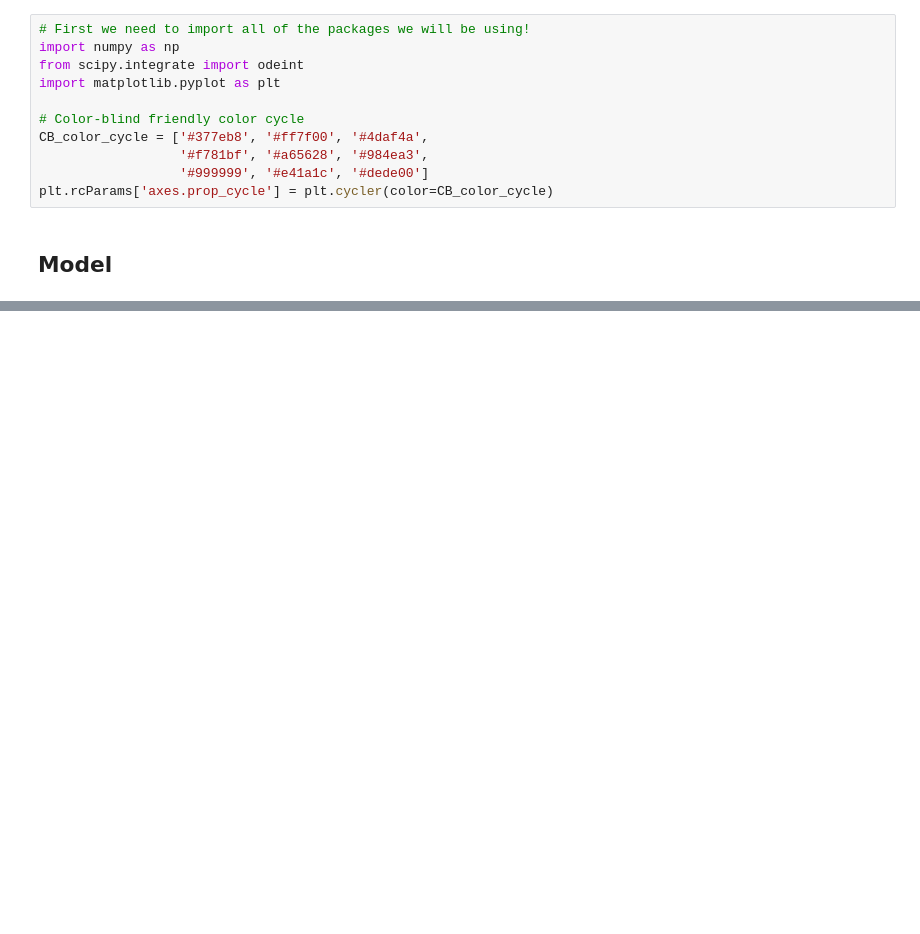
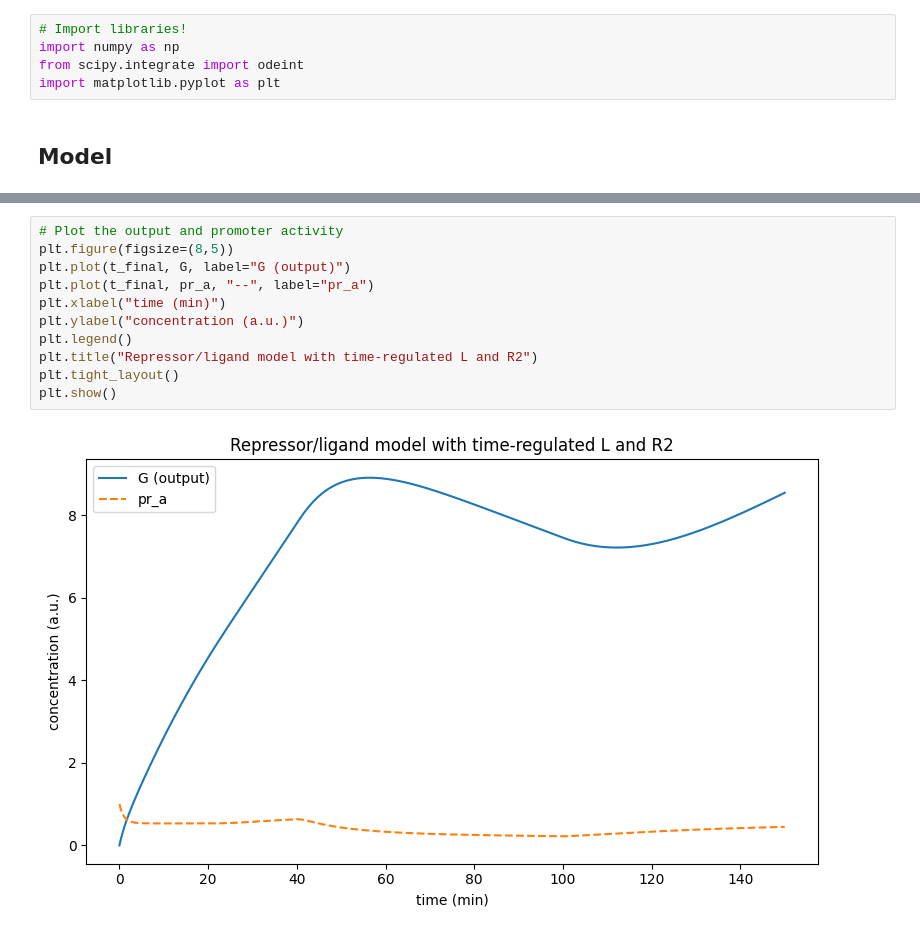
Before and after one commit to emma2tu/m178, a Jupyter notebook: final-project.ipynb, the cells around one changed output, grey strips where cells are left out. Cells and saved outputs as stored; diff of their text form; blank space fills up the shorter version.

Commit message:
updated model with plot

```diff
--- a/final-project.ipynb
+++ b/final-project.ipynb
@@ -1,14 +1,8 @@
 # %%
-# First we need to import all of the packages we will be using!
+# Import libraries!
 import numpy as np
 from scipy.integrate import odeint
 import matplotlib.pyplot as plt
-
-# Color-blind friendly color cycle
-CB_color_cycle = ['#377eb8', '#ff7f00', '#4daf4a',
-                  '#f781bf', '#a65628', '#984ea3',
-                  '#999999', '#e41a1c', '#dede00']
-plt.rcParams['axes.prop_cycle'] = plt.cycler(color=CB_color_cycle)
 # %% [markdown]
 ## Model
 # %%
@@ -102,0 +148,13 @@ for i in range(iterations):
+# %%
+# Plot the output and promoter activity
+plt.figure(figsize=(8,5))
+plt.plot(t_final, G, label="G (output)")
+plt.plot(t_final, pr_a, "--", label="pr_a")
+plt.xlabel("time (min)")
+plt.ylabel("concentration (a.u.)")
+plt.legend()
+plt.title("Repressor/ligand model with time-regulated L and R2")
+plt.tight_layout()
+plt.show()
+# %% [output]
+[figure, added]
```
Also changed, not shown: parts of 2 cells of this notebook.
